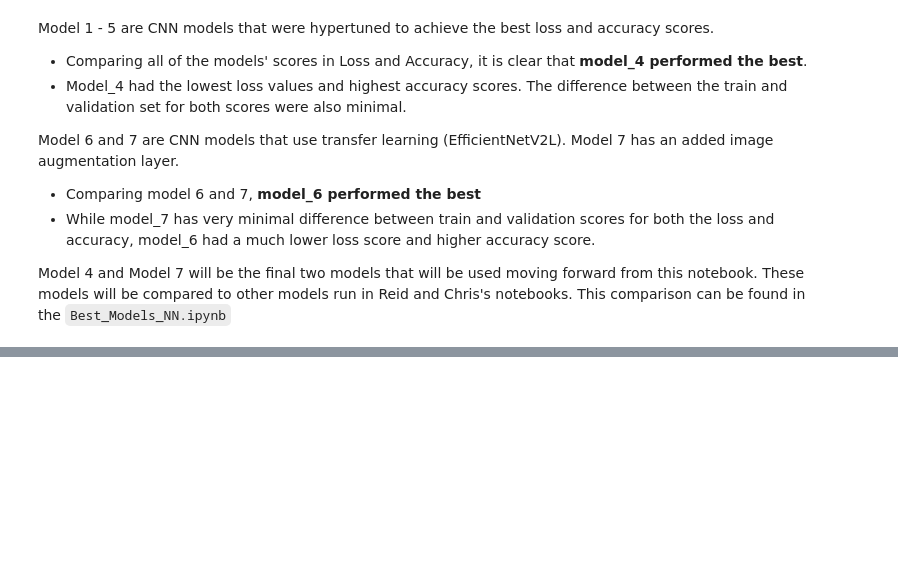
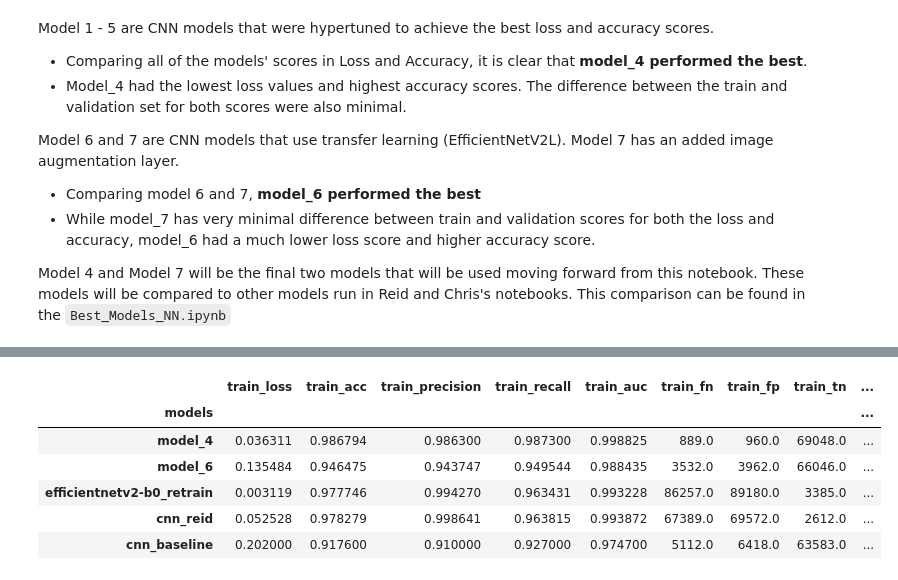
Before and after one commit to annabchox/deepfake-detector, a Jupyter notebook: Code/Main/Training/Anna_NN_final.ipynb, the cells around one changed output, grey strips where cells are left out. Saved outputs shown, nothing was run; the diff lists cells and outputs as text; code cells hidden in the pictures; blank space fills up the shorter version.

```diff
--- a/Code/Main/Training/Anna_NN_final.ipynb
+++ b/Code/Main/Training/Anna_NN_final.ipynb
@@ -1416,0 +1470,19 @@ Model 4 and Model 7 will be the final two models that will be used moving forwar
+# %%
+# Set 'models' column as the index
+merged_df.set_index('Unnamed: 0', inplace=True)
+
+# Drop the row with index label 'models'
+merged_df.drop(['models','model_1', 'model_2', 'model_3', 'model_5', 'model_7'] inplace=True)
+
+# Rename the index to 'models'
+merged_df.index.name = 'models'
+
+merged_df
+# %% [output]
+|  | train_loss | train_acc | train_precision | train_recall | train_auc | train_fn | train_fp | train_tn | ... |
+| models |  |  |  |  |  |  |  |  | ... |
+| model_4 | 0.036311 | 0.986794 | 0.986300 | 0.987300 | 0.998825 | 889.0 | 960.0 | 69048.0 | ... |
+| model_6 | 0.135484 | 0.946475 | 0.943747 | 0.949544 | 0.988435 | 3532.0 | 3962.0 | 66046.0 | ... |
+| efficientnetv2-b0_retrain | 0.003119 | 0.977746 | 0.994270 | 0.963431 | 0.993228 | 86257.0 | 89180.0 | 3385.0 | ... |
+| cnn_reid | 0.052528 | 0.978279 | 0.998641 | 0.963815 | 0.993872 | 67389.0 | 69572.0 | 2612.0 | ... |
+| cnn_baseline | 0.202000 | 0.917600 | 0.910000 | 0.927000 | 0.974700 | 5112.0 | 6418.0 | 63583.0 | ... |
```
Also changed, not shown: parts of 6 cells of this notebook, 2 other files.
